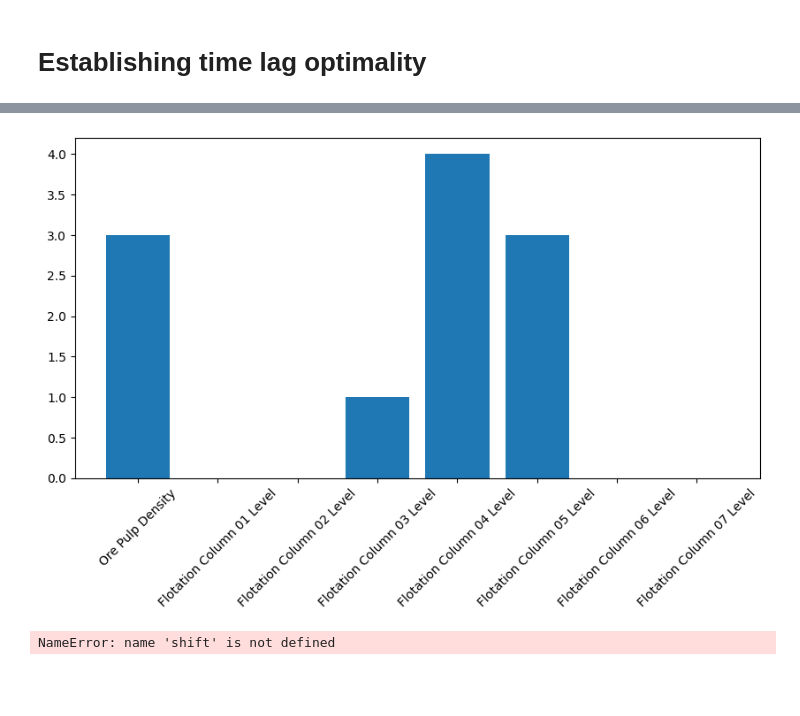
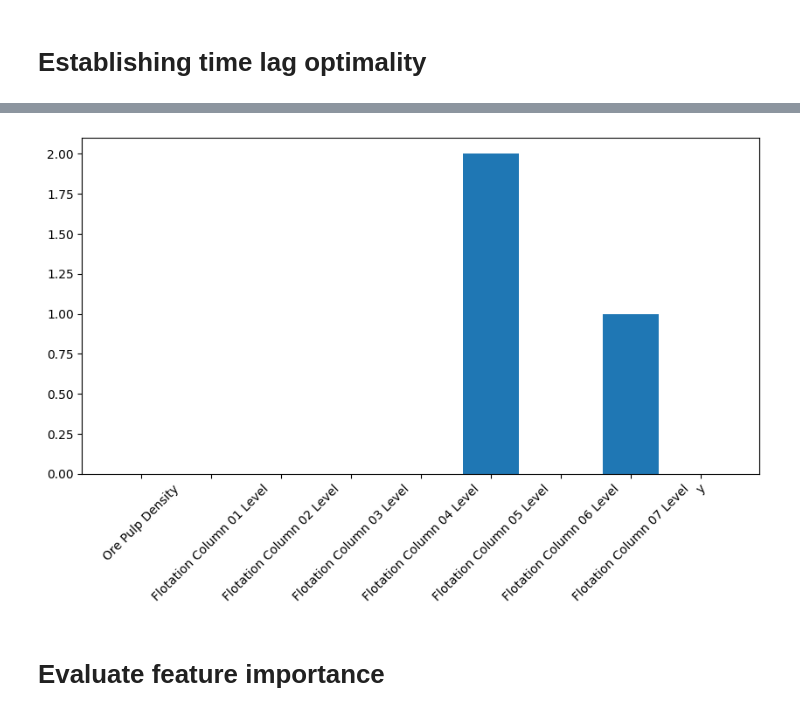
Before and after one commit to Unexp1ainable/ADAML-Project1, a Jupyter notebook: project_sam.ipynb, the cells around one changed output, grey strips where cells are left out. Cells and saved outputs as stored; diff of their text form; code cells hidden in the pictures; blank space fills up the shorter version.

```diff
--- a/project_sam.ipynb
+++ b/project_sam.ipynb
@@ -336,0 +298,20 @@ array([3, 0, 0, 1, 4, 3, 0, 0])
+# %%
+backup = [
+    calib_set.copy(),
+    valid_set.copy(),
+    calib_y.copy(),
+    valid_y.copy()
+]
+# %%
+calib_set = backup[0].copy()
+valid_set = backup[1].copy()
+calib_y = backup[2].copy()
+valid_y = backup[3].copy()
+# %%
+calib_set["y"] = calib_y.shift(1).copy()
+calib_set.drop(calib_set.index[0], inplace=True)
+calib_y.drop(0, inplace=True)
+
+valid_set["y"] = valid_y.shift(1).copy()
+valid_set.drop(valid_set.index[0], inplace=True)
+valid_y.drop(0, inplace=True)
@@ -336,0 +354,16 @@ array([3, 0, 0, 1, 4, 3, 0, 0])
+# %%
+
+
+importlib.reload(tlo)
+importlib.reload(helpers)
+
+UPPER_LAG_BOUND = 20
+STEP = 1
+
+calib_set = helpers.reorder_cols(calib_set)
+valid_set = helpers.reorder_cols(valid_set)
+
+
+optimizer = tlo.DynamicOptimizerOneAtATime(STEP, UPPER_LAG_BOUND, "out/test")
+res = optimizer.run(calib_set, calib_y, valid_set, valid_y)
+res
@@ -337,28 +382,22 @@ array([3, 0, 0, 1, 4, 3, 0, 0])
 # %%
 boundaries = [
     "% Iron Feed",
     "Ore Pulp Density",
     "Flotation Column 01 Level",
     "Flotation Column 02 Level",
     "Flotation Column 03 Level",
     "Flotation Column 04 Level",
     "Flotation Column 05 Level",
     "Flotation Column 06 Level",
     "Flotation Column 07 Level",
-    # "y"
+    "y"
 ]
 
-lags = [24,24,18,15,12,13,13,7]
-lags = [3, 0, 0, 1, 4, 3, 0, 0] # mse 0.7887858573286518
+lags=res
 plt.bar(range(len(lags)), lags)
 plt.xticks(range(len(lags)), boundaries[1:], rotation=45)
 plt.show()
 # %% [output]
-[figure, old version]
+[figure, new version]
-# %%
-testdf = dataset.copy()
-
-shift(testdf, 20, "Ore Pulp Density")
-testdf
-# %% [output]
-NameError: name 'shift' is not defined
+# %% [markdown]
+# Evaluate feature importance
```
Also changed, not shown: parts of 10 cells of this notebook, 2 other files.
